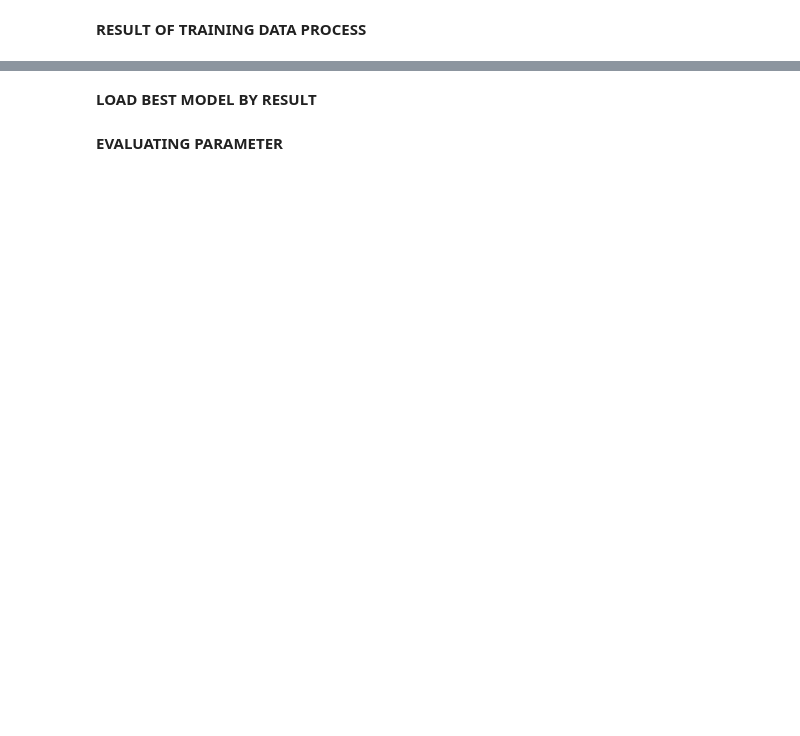
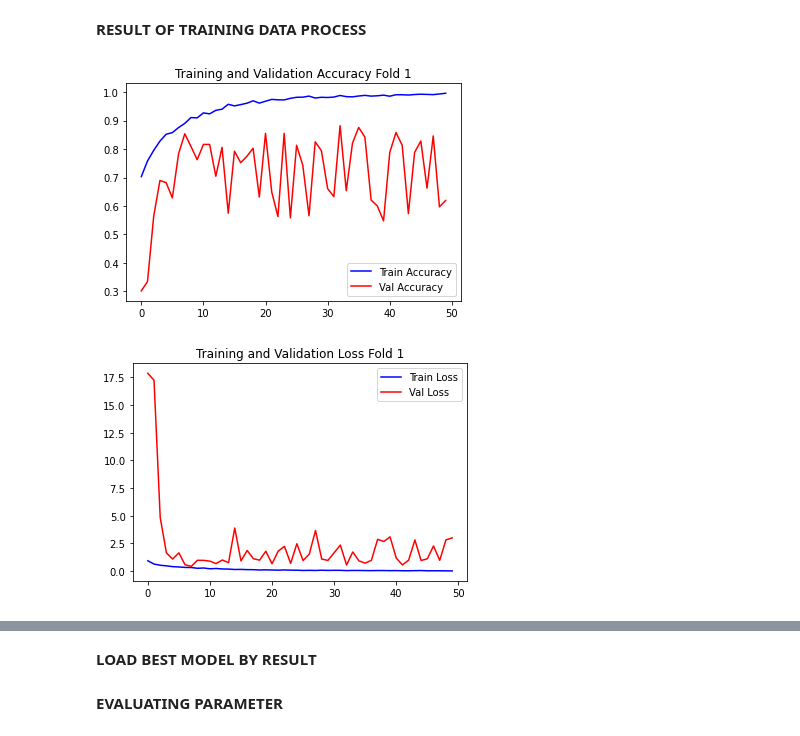
Before and after one commit to avishatr/TA, a Jupyter notebook: alexnet-corn-or-maize-disease-detectection.ipynb, the cells around one changed output, grey strips where cells are left out. Cells and saved outputs as stored; diff of their text form; code cells hidden in the pictures; blank space fills up the shorter version.

```diff
--- a/alexnet-corn-or-maize-disease-detectection.ipynb
+++ b/alexnet-corn-or-maize-disease-detectection.ipynb
@@ -32,7 +33,7 @@ from keras.models import load_model
 # %% [markdown]
 **INITIAL STATE**
 # %%
-EPOCHS = 30
+EPOCHS = 50
 INIT_LR = 1e-3
 BS = 32
 default_image_size = tuple((64, 64))
@@ -180,7 +206,7 @@ model.summary()
 # %% [markdown]
 **INITIATE OPTIMIZER**
 # %%
-opt = Adam(learning_rate=INIT_LR, decay=INIT_LR / EPOCHS)
+opt = RMSprop(learning_rate=INIT_LR, decay=INIT_LR / EPOCHS)
 # distribution
 model.compile(loss="binary_crossentropy", optimizer=opt,metrics=["accuracy"])
 # train the network
@@ -216,22 +262,25 @@ print("======="*12, end="\n\n\n")
 # %%
 #FOLD 1
 #Train and validation accuracy
 plt.title('Training and Validation Accuracy Fold 1')
 plt.plot(model_history[0].history['accuracy'], label='Train Accuracy', color='blue', )
 plt.plot(model_history[0].history['val_accuracy'], label='Val Accuracy', color='red', )
 plt.legend()
 plt.savefig("Accuracy_fold 1.jpg")
 plt.show()
 
 plt.figure()
 
 #Train and validation loss
-plt.title('Training and Validation Accuracy Fold 1')
+plt.title('Training and Validation Loss Fold 1')
 plt.plot(model_history[0].history['loss'], label='Train Loss', color='blue', )
 plt.plot(model_history[0].history['val_loss'], label='Val Loss', color='red', )
 plt.legend()
 plt.savefig("Loss_fold 1.jpg")
 plt.show()
+# %% [output]
+[figure, added]
+[figure, added]
 # %%
 #FOLD 2
 #Train and validation accuracy
```
Also changed, not shown: parts of 18 cells of this notebook.
